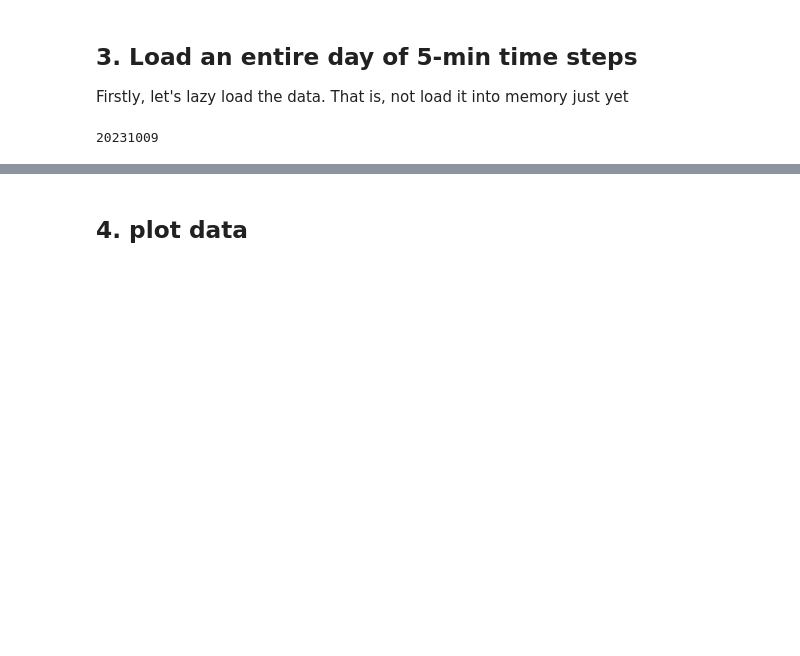
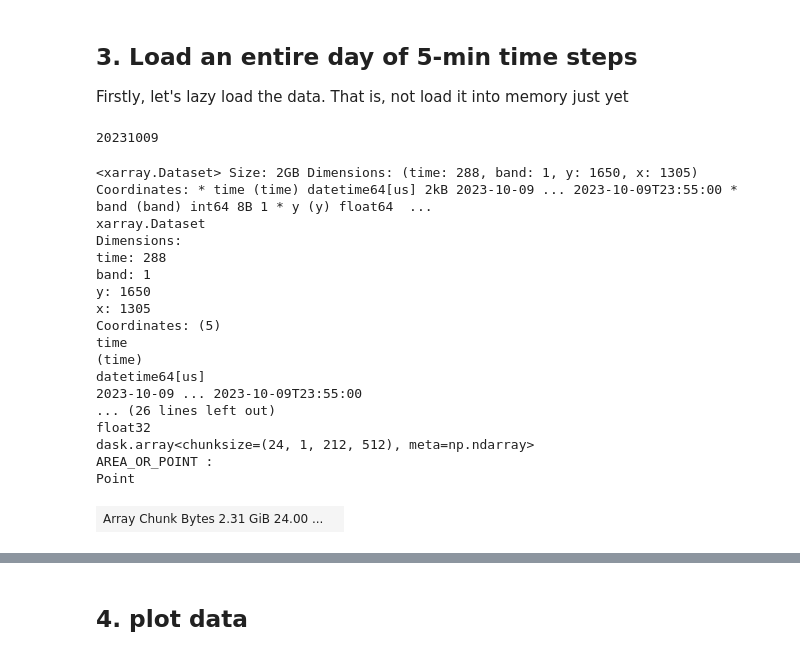
Before and after one commit to Thomasjkeel/access-UK-radar-data, a Jupyter notebook: from_CEDA/read_NIMROD_data_from_CEDA.ipynb, the cells around one changed output, grey strips where cells are left out. Drawn from its saved outputs; the diff is of its cells as text; code cells hidden in the pictures; blank space fills up the shorter version.

```diff
--- a/from_CEDA/read_NIMROD_data_from_CEDA.ipynb
+++ b/from_CEDA/read_NIMROD_data_from_CEDA.ipynb
@@ -177,6 +187,27 @@ one_day_nimrod_clip['time'] = dates
 
 # data was scaled up by 32
 one_day_nimrod_clip['rainfall_rate'] = one_day_nimrod_clip['rainfall_rate'] / 32
+# %%
+one_day_nimrod_clip
+# %% [output]
+<xarray.Dataset> Size: 2GB Dimensions: (time: 288, band: 1, y: 1650, x: 1305) Coordinates: * time (time) datetime64[us] 2kB 2023-10-09 ... 2023-10-09T23:55:00 * band (band) int64 8B 1 * y (y) float64  ...
+xarray.Dataset
+Dimensions:
+time: 288
+band: 1
+y: 1650
+x: 1305
+Coordinates: (5)
+time
+(time)
+datetime64[us]
+2023-10-09 ... 2023-10-09T23:55:00
+... (26 lines left out)
+float32
+dask.array<chunksize=(24, 1, 212, 512), meta=np.ndarray>
+AREA_OR_POINT :
+Point
+| Array Chunk Bytes 2.31 GiB 24.00 ... |  |
 # %%
 %%time
 # Takes 8-10 mins (timing is resource-dependent)
```
Also changed, not shown: parts of 18 cells of this notebook, 15 other files.
